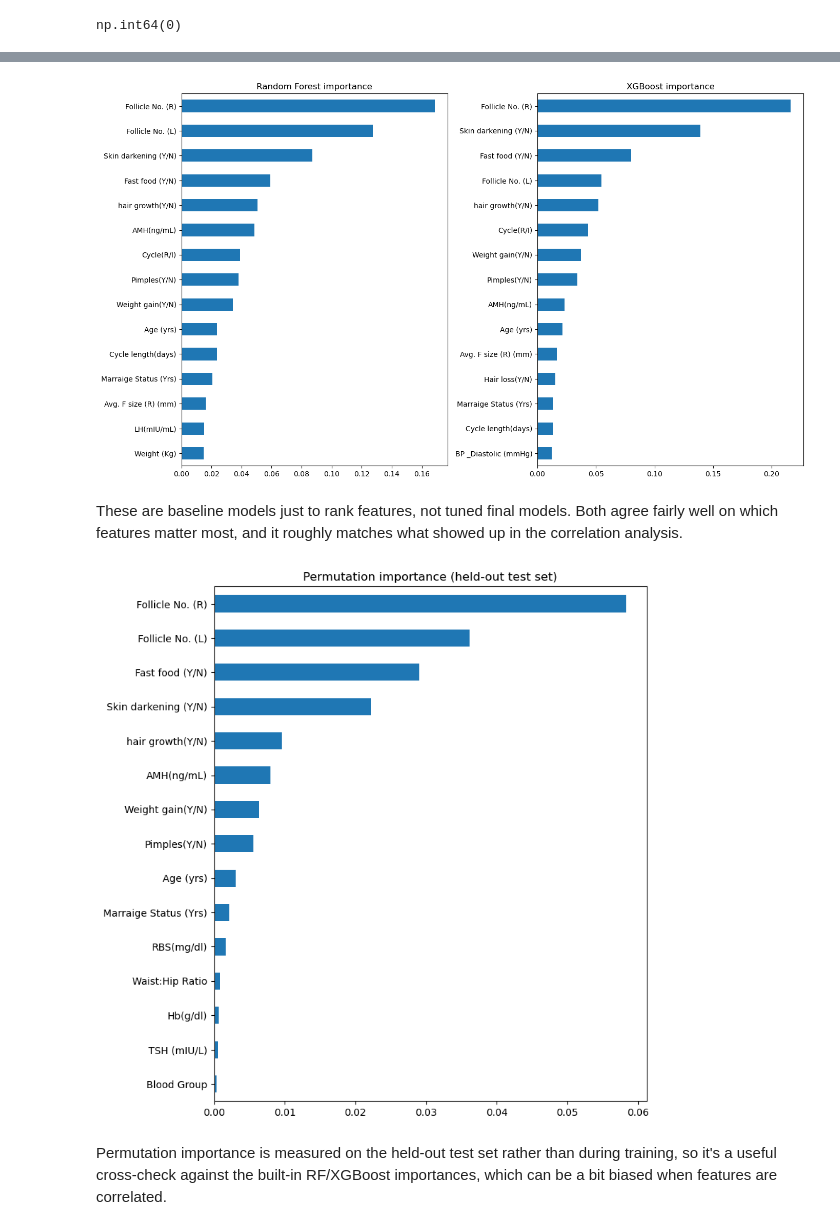
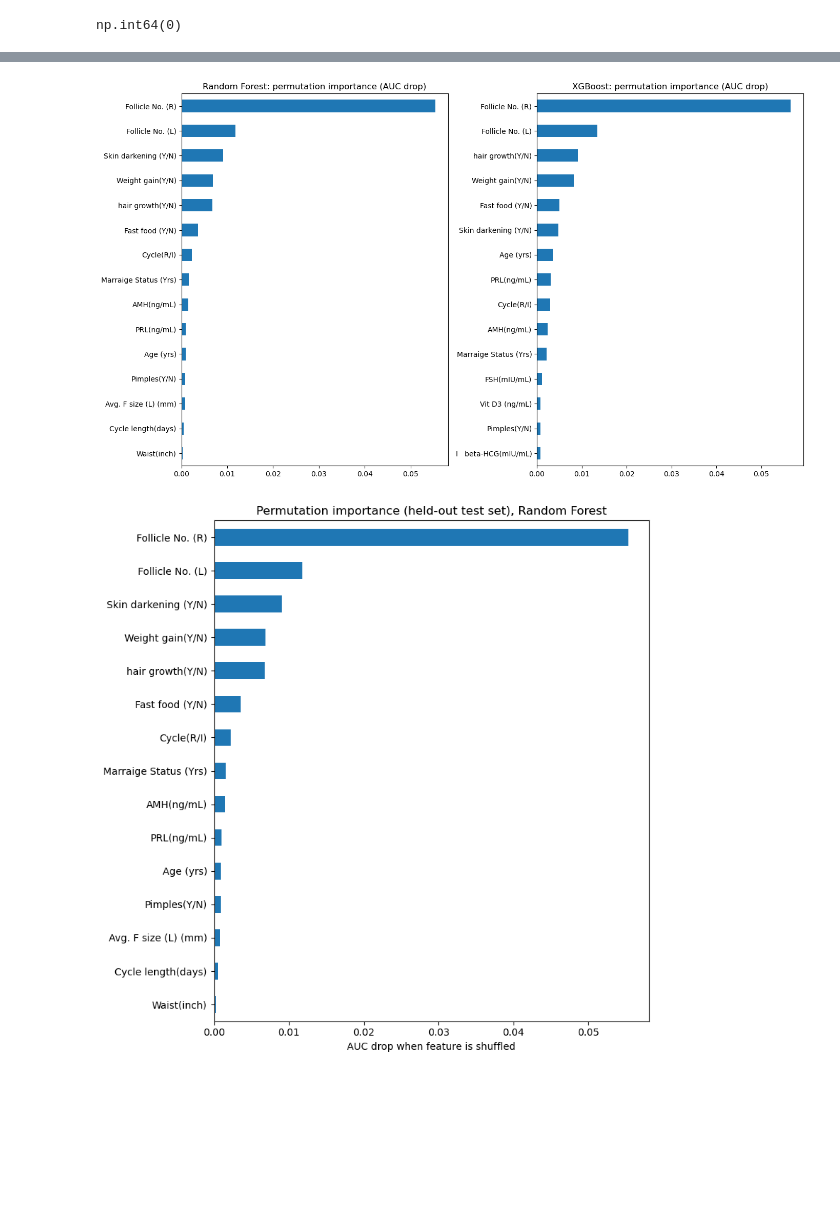
Before and after one commit to omkarrnaik/cycletwin-ai, a Jupyter notebook: data/pcos_eda_analysis.ipynb, the cells around one changed output, grey strips where cells are left out. Saved outputs shown, nothing was run; the diff lists cells and outputs as text; code cells hidden in the pictures; blank space fills up the shorter version.

```diff
--- a/data/pcos_eda_analysis.ipynb
+++ b/data/pcos_eda_analysis.ipynb
@@ -168,5 +172,5 @@ data goes into a real model, since they can distort correlations and outlier sta
 # %%
-numeric_cols = df.select_dtypes(include=[np.number]).columns.tolist()
+numeric_cols = df.select_dtypes(include=[np.number]).columns.drop('is_real', errors='ignore').tolist()
 flag_cols = ['PCOS (Y/N)', 'Pregnant(Y/N)', 'Weight gain(Y/N)', 'hair growth(Y/N)', 'Skin darkening (Y/N)',
              'Hair loss(Y/N)', 'Pimples(Y/N)', 'Fast food (Y/N)', 'Reg.Exercise(Y/N)', 'Cycle(R/I)', 'Blood Group']
 continuous_cols = [c for c in numeric_cols if c not in flag_cols]
@@ -309,9 +274,9 @@ PCOS — coming back to this in the bias/leakage section.
 # %%
 rows = []
 for c in continuous_cols:
-    g0 = df.loc[df[target] == 0, c]
-    g1 = df.loc[df[target] == 1, c]
-    r, p = pointbiserialr(df[target], df[c])
+    g0 = df_stat.loc[df_stat[target] == 0, c]
+    g1 = df_stat.loc[df_stat[target] == 1, c]
+    r, p = pointbiserialr(df_stat[target], df_stat[c])
     _, p_mw = mannwhitneyu(g0, g1)
     rows.append([c, r, p, p_mw, g0.mean(), g1.mean()])
 
@@ -342,7 +307,7 @@ num_vs_target.round(4)
 top_num = num_vs_target.head(6)['feature'].tolist()
 fig, axes = plt.subplots(2, 3, figsize=(14, 8))
 for ax, c in zip(axes.flatten(), top_num):
-    sns.boxplot(x=df[target], y=df[c], ax=ax)
+    sns.boxplot(x=df_stat[target], y=df_stat[c], ax=ax)
     ax.set_title(c, fontsize=9)
 plt.tight_layout()
 plt.show()
@@ -515,7 +435,7 @@ tree-based models, which can pick up non-linear splits and interactions between
 # %%
-feature_cols = [c for c in df.columns if c != target]
-X = df[feature_cols]
-y = df[target]
+feature_cols = [c for c in df.columns if c not in (target, 'is_real')]
+X = df_stat[feature_cols]
+y = df_stat[target]
 
 mi = mutual_info_classif(X, y, random_state=RANDOM_STATE)
 mi_scores = pd.Series(mi, index=feature_cols).sort_values(ascending=False)
@@ -551,24 +502,20 @@ RF test ROC-AUC: 0.9887   XGBoost test ROC-AUC: 0.9874
 # %%
 fig, axes = plt.subplots(1, 2, figsize=(14, 8))
-rf_importance.head(15)[::-1].plot(kind='barh', ax=axes[0], title='Random Forest importance')
-xgb_importance.head(15)[::-1].plot(kind='barh', ax=axes[1], title='XGBoost importance')
+rf_importance.head(15)[::-1].plot(kind='barh', ax=axes[0], title='Random Forest: permutation importance (AUC drop)')
+xgb_importance.head(15)[::-1].plot(kind='barh', ax=axes[1], title='XGBoost: permutation importance (AUC drop)')
 plt.tight_layout()
 plt.show()
 # %% [output]
-[figure, old version]
+[figure, new version]
-# %% [markdown]
-These are baseline models just to rank features, not tuned final models. Both agree fairly well on which features matter most, and it roughly matches what showed up in the correlation analysis.
 # %%
-perm = permutation_importance(rf, X_test, y_test, n_repeats=20, random_state=RANDOM_STATE, n_jobs=-1)
-perm_importance = pd.Series(perm.importances_mean, index=feature_cols).sort_values(ascending=False)
+perm_importance = rf_importance
 
 perm_importance.head(15)[::-1].plot(kind='barh', figsize=(8, 8))
-plt.title('Permutation importance (held-out test set)')
+plt.title('Permutation importance (held-out test set), Random Forest')
+plt.xlabel('AUC drop when feature is shuffled')
 plt.tight_layout()
 plt.show()
 # %% [output]
-[figure, old version]
+[figure, new version]
-# %% [markdown]
-Permutation importance is measured on the held-out test set rather than during training, so it's a useful cross-check against the built-in RF/XGBoost importances, which can be a bit biased when features are correlated.
 # %%
 if SHAP_AVAILABLE:
```
Also changed, not shown: parts of 79 cells of this notebook, 13 other files.
